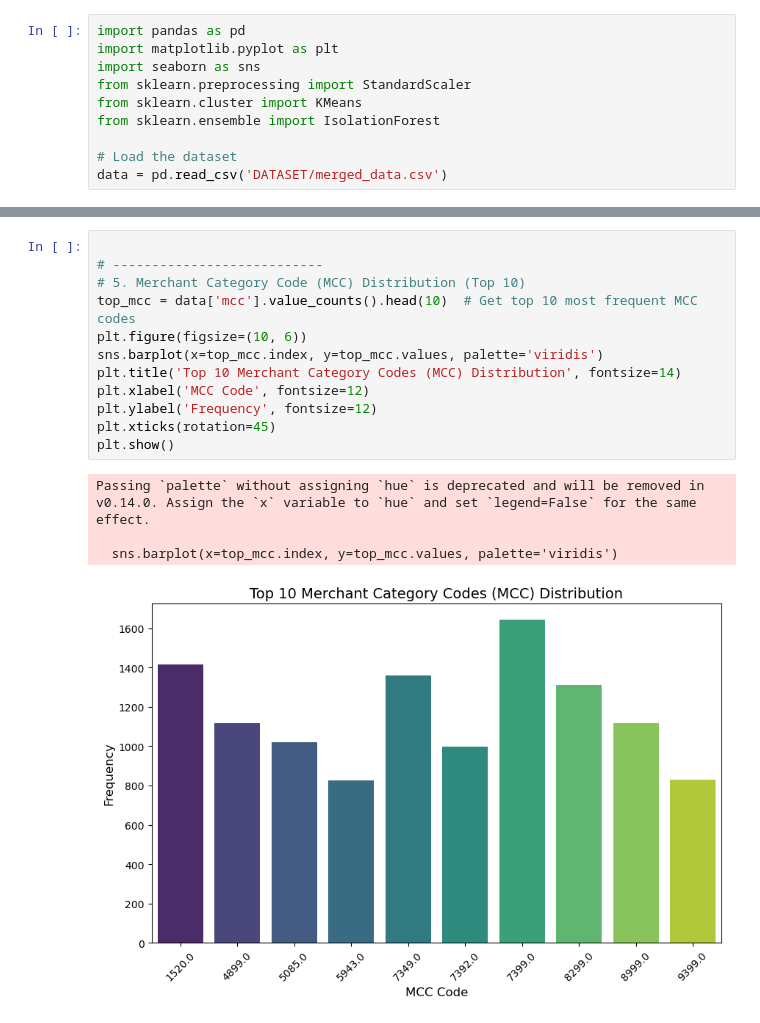
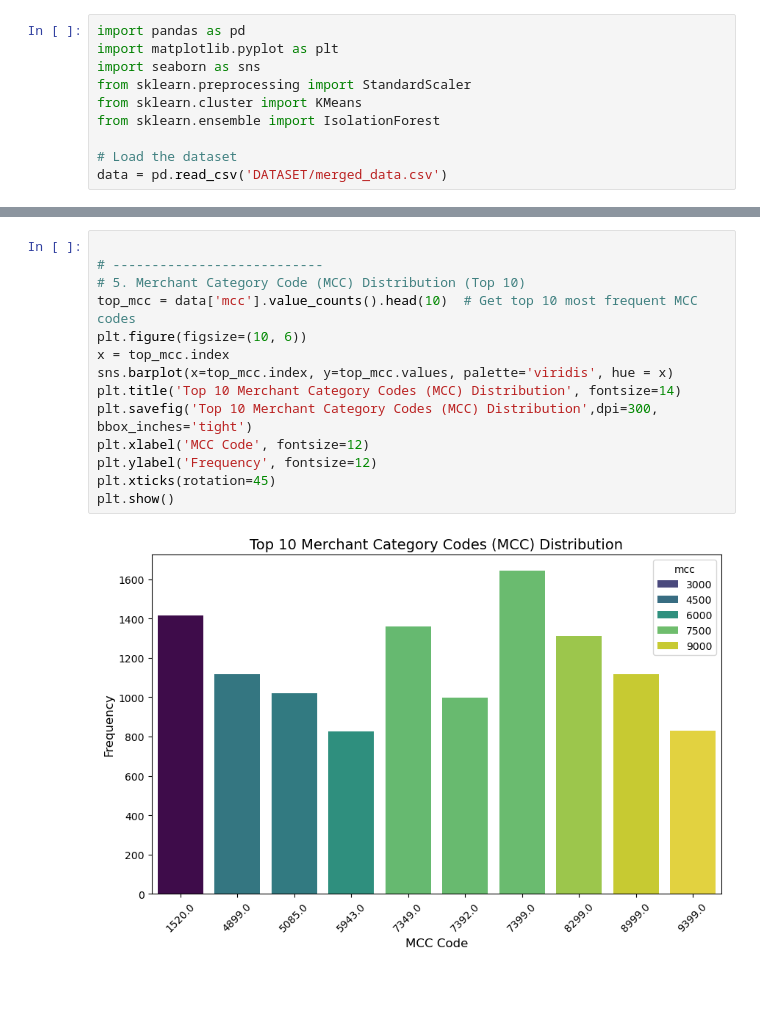
Before and after one commit to enochanok/GSA_Fraud_Detection, a Jupyter notebook: Code_BigData.ipynb, the cells around one changed output, grey strips where cells are left out. Drawn from its saved outputs; the diff is of its cells as text; blank space fills up the shorter version.

```diff
--- a/Code_BigData.ipynb
+++ b/Code_BigData.ipynb
@@ -412,18 +433,17 @@ Passing `palette` without assigning `hue` is deprecated and will be removed in v
 # %%
 
 # ---------------------------
 # 5. Merchant Category Code (MCC) Distribution (Top 10)
 top_mcc = data['mcc'].value_counts().head(10)  # Get top 10 most frequent MCC codes
 plt.figure(figsize=(10, 6))
-sns.barplot(x=top_mcc.index, y=top_mcc.values, palette='viridis')
+x = top_mcc.index
+sns.barplot(x=top_mcc.index, y=top_mcc.values, palette='viridis', hue = x)
 plt.title('Top 10 Merchant Category Codes (MCC) Distribution', fontsize=14)
+plt.savefig('Top 10 Merchant Category Codes (MCC) Distribution',dpi=300, bbox_inches='tight')
 plt.xlabel('MCC Code', fontsize=12)
 plt.ylabel('Frequency', fontsize=12)
 plt.xticks(rotation=45)
 plt.show()
 # %% [output]
-Passing `palette` without assigning `hue` is deprecated and will be removed in v0.14.0. Assign the `x` variable to `hue` and set `legend=False` for the same effect.
-
-  sns.barplot(x=top_mcc.index, y=top_mcc.values, palette='viridis')
-[figure, old version]
+[figure, new version]
 # %%
```
Also changed, not shown: parts of 39 cells of this notebook, 19 other files.
